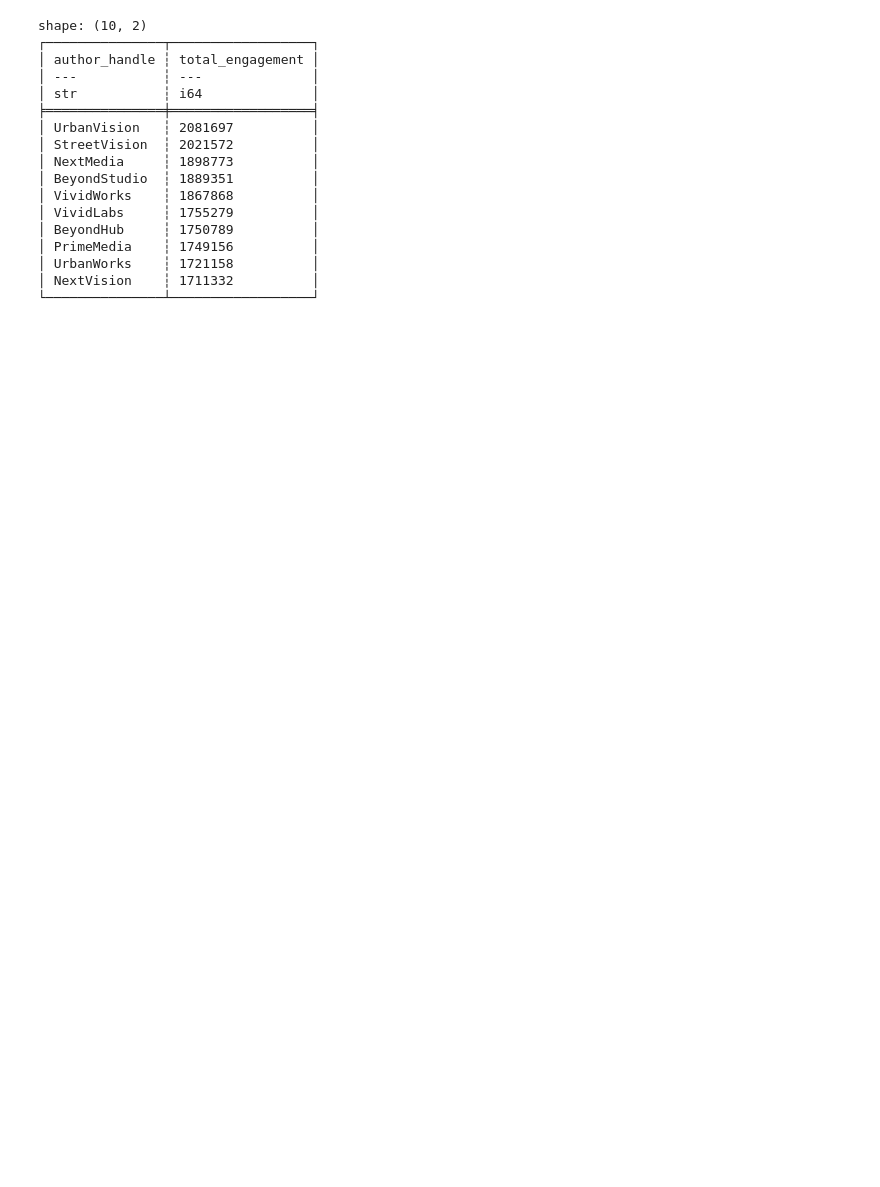
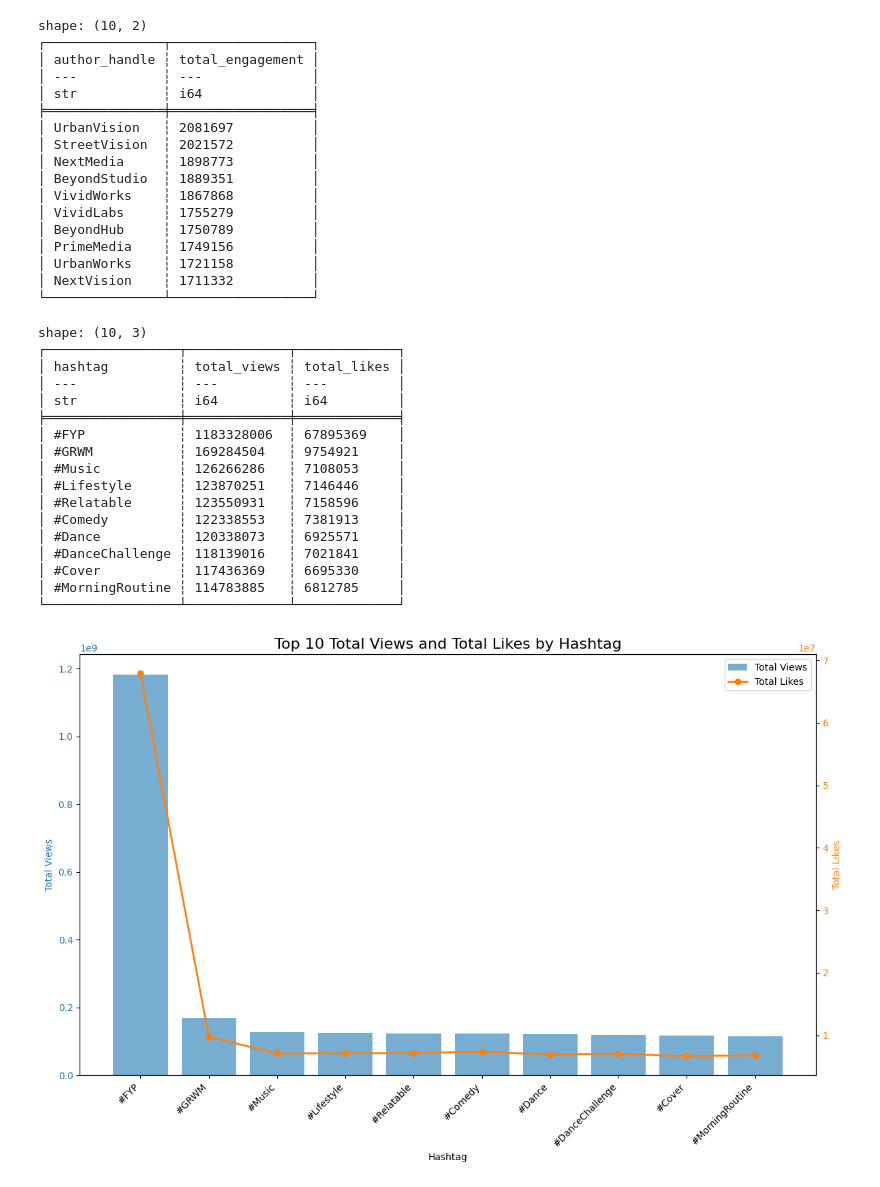
Before and after one commit to LeonTran29/YouTubeShorts-TikTok2025_Trends-Dataset, a Jupyter notebook: Process.ipynb, the cells around one changed output. Cells and saved outputs as stored; diff of their text form; code cells hidden in the pictures; blank space fills up the shorter version.

```diff
--- a/Process.ipynb
+++ b/Process.ipynb
@@ -549,3 +517,63 @@ shape: (10, 2)
 │ UrbanWorks    ┆ 1721158          │
 │ NextVision    ┆ 1711332          │
 └───────────────┴──────────────────┘
+# %%
+#Top 10 hastags with most views?
+data_temp = datasets['shorts_vs_tiktok']
+
+creator_engagement = data_temp.group_by("hashtag").agg(
+    pl.sum("views").alias("total_views"),
+    pl.sum("likes").alias("total_likes")
+)
+
+top_10_profiles = creator_engagement.sort("total_views", descending=True).head(10)
+
+print(top_10_profiles)
+
+# Create the figure and the first axis
+fig, ax1 = plt.subplots(figsize=(12, 8))
+
+# Plot 'total_views' on the first axis as a bar chart
+color1 = 'tab:blue'
+ax1.set_xlabel('Hashtag')
+ax1.set_ylabel('Total Views', color=color1)
+ax1.bar(top_10_profiles['hashtag'], top_10_profiles['total_views'], color=color1, alpha=0.6, label='Total Views')
+ax1.tick_params(axis='y', labelcolor=color1)
+ax1.set_xticklabels(top_10_profiles['hashtag'], rotation=45, ha='right')
+
+# Create a second axis that shares the same x-axis
+ax2 = ax1.twinx()
+
+# Plot 'total_likes' on the second axis as a line plot
+color2 = 'tab:orange'
+ax2.set_ylabel('Total Likes', color=color2)
+ax2.plot(top_10_profiles['hashtag'], top_10_profiles['total_likes'], color=color2, marker='o', linestyle='-', linewidth=2, label='Total Likes')
+ax2.tick_params(axis='y', labelcolor=color2)
+
+# Combine legends from both axes
+lines, labels = ax1.get_legend_handles_labels()
+lines2, labels2 = ax2.get_legend_handles_labels()
+ax2.legend(lines + lines2, labels + labels2, loc='upper right')
+
+plt.title('Top 10 Total Views and Total Likes by Hashtag', fontsize=16)
+plt.tight_layout()
+plt.show()
+# %% [output]
+shape: (10, 3)
+┌─────────────────┬─────────────┬─────────────┐
+│ hashtag         ┆ total_views ┆ total_likes │
+│ ---             ┆ ---         ┆ ---         │
+│ str             ┆ i64         ┆ i64         │
+╞═════════════════╪═════════════╪═════════════╡
+│ #FYP            ┆ 1183328006  ┆ 67895369    │
+│ #GRWM           ┆ 169284504   ┆ 9754921     │
+│ #Music          ┆ 126266286   ┆ 7108053     │
+│ #Lifestyle      ┆ 123870251   ┆ 7146446     │
+│ #Relatable      ┆ 123550931   ┆ 7158596     │
+│ #Comedy         ┆ 122338553   ┆ 7381913     │
+│ #Dance          ┆ 120338073   ┆ 6925571     │
+│ #DanceChallenge ┆ 118139016   ┆ 7021841     │
+│ #Cover          ┆ 117436369   ┆ 6695330     │
+│ #MorningRoutine ┆ 114783885   ┆ 6812785     │
+└─────────────────┴─────────────┴─────────────┘
+[figure, added]
```
Also changed, not shown: parts of 5 cells of this notebook.
